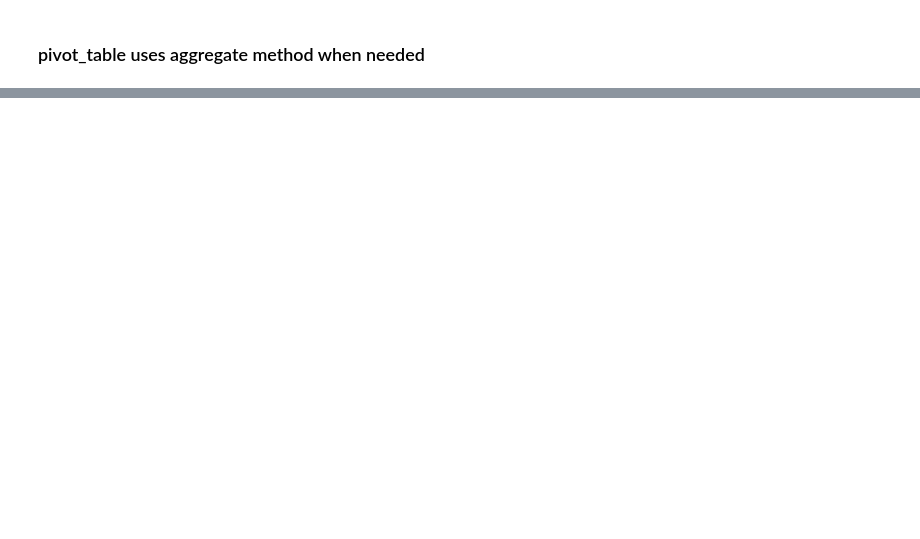
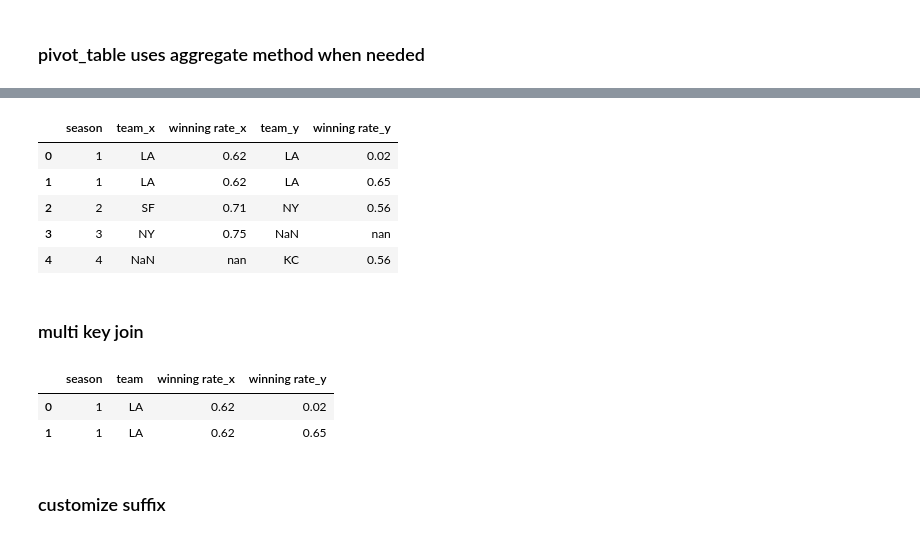
Before and after one commit to baegwangbin/TIL, a Jupyter notebook: Pandas.ipynb, the cells around one changed output, grey strips where cells are left out. Drawn from its saved outputs; the diff is of its cells as text; code cells hidden in the pictures; blank space fills up the shorter version.

```diff
--- a/Pandas.ipynb
+++ b/Pandas.ipynb
@@ -781,0 +705,4 @@ df.pivot_table(index='Item', columns='CType', values='US')
+# %%
+df1 = pd.DataFrame({'season': [1,2,3], 'team': ['LA', 'SF', 'NY'], 'winning rate': np.random.rand(3)})
+# %%
+df2 = pd.DataFrame({'season' : [1,1,2,4], 'team' : ['LA', 'LA', 'NY', 'KC'], 'winning rate' : np.random.rand(4)})
@@ -781,0 +732,19 @@ df.pivot_table(index='Item', columns='CType', values='US')
+# %%
+pd.merge(df1, df2, on='season', how='outer') #left merge + right merge
+# %% [output]
+|  | season | team_x | winning rate_x | team_y | winning rate_y |
+| 0 | 1 | LA | 0.62 | LA | 0.02 |
+| 1 | 1 | LA | 0.62 | LA | 0.65 |
+| 2 | 2 | SF | 0.71 | NY | 0.56 |
+| 3 | 3 | NY | 0.75 | NaN | nan |
+| 4 | 4 | NaN | nan | KC | 0.56 |
+# %% [markdown]
+### multi key join
+# %%
+pd.merge(df1, df2, on=['season', 'team'])
+# %% [output]
+|  | season | team | winning rate_x | winning rate_y |
+| 0 | 1 | LA | 0.62 | 0.02 |
+| 1 | 1 | LA | 0.62 | 0.65 |
+# %% [markdown]
+### customize suffix
```
Also changed, not shown: parts of 79 cells of this notebook.
